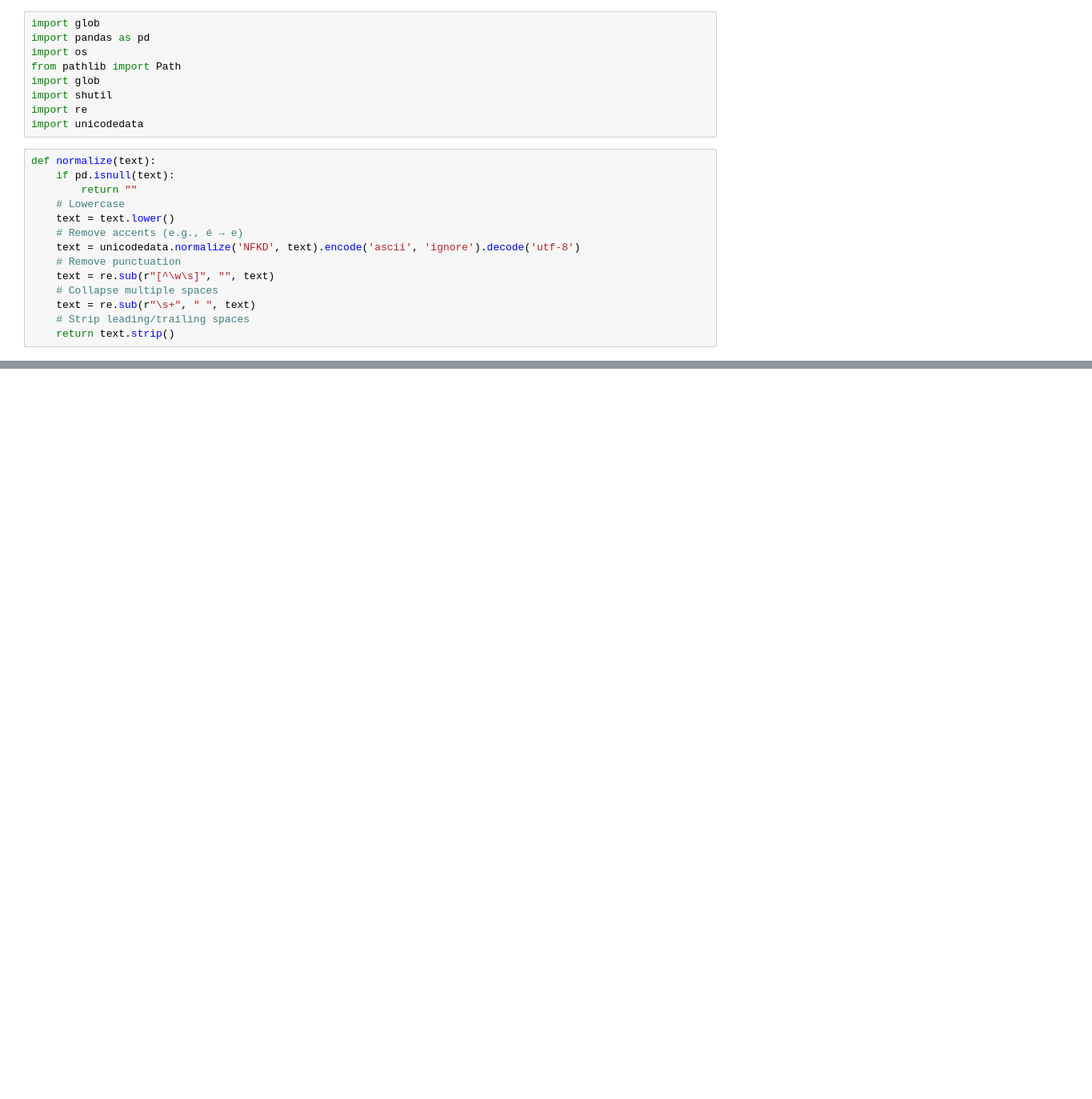
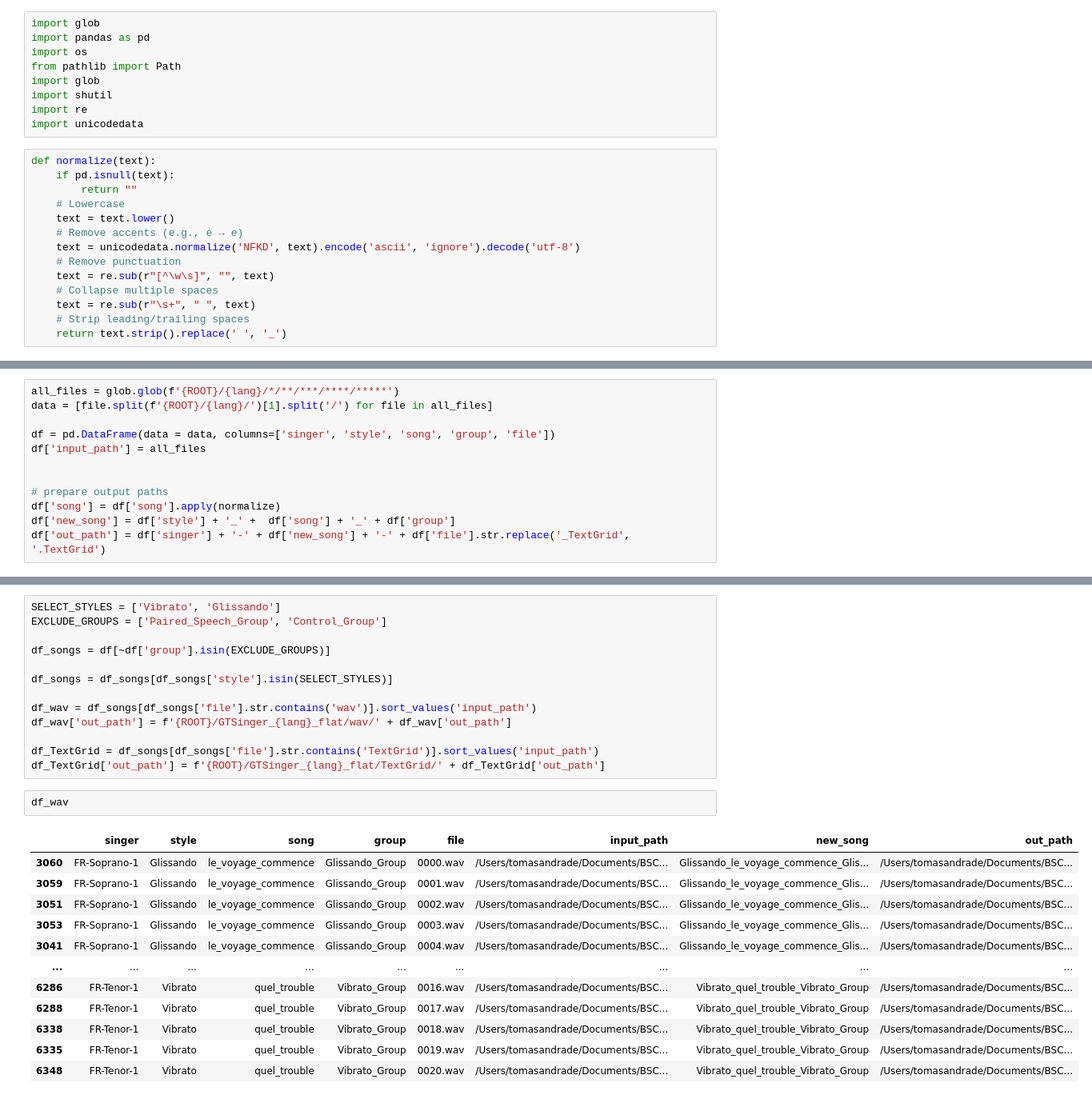
Before and after one commit to BSCCNS/Applio_LS, a Jupyter notebook: develop_nb/data_prep_GTSinger.ipynb, the cells around one changed output, grey strips where cells are left out. Shown at 80% size. Saved outputs shown, nothing was run; the diff lists cells and outputs as text; blank space fills up the shorter version.

```diff
--- a/develop_nb/data_prep_GTSinger.ipynb
+++ b/develop_nb/data_prep_GTSinger.ipynb
@@ -20,4 +20,4 @@ def normalize(text):
     # Collapse multiple spaces
     text = re.sub(r"\s+", " ", text)
     # Strip leading/trailing spaces
-    return text.strip()
+    return text.strip().replace(' ', '_')
@@ -84,0 +33,12 @@ for singer in ['Bass-1', 'Bass-2', 'Soprano-1']:
+# %%
+all_files = glob.glob(f'{ROOT}/{lang}/*/**/***/****/*****')
+data = [file.split(f'{ROOT}/{lang}/')[1].split('/') for file in all_files]
+
+df = pd.DataFrame(data = data, columns=['singer', 'style', 'song', 'group', 'file'])
+df['input_path'] = all_files
+
+
+# prepare output paths
+df['song'] = df['song'].apply(normalize)
+df['new_song'] = df['style'] + '_' +  df['song'] + '_' + df['group']
+df['out_path'] = df['singer'] + '-' + df['new_song'] + '-' + df['file'].str.replace('_TextGrid', '.TextGrid')
@@ -84,0 +50,28 @@ for singer in ['Bass-1', 'Bass-2', 'Soprano-1']:
+# %%
+SELECT_STYLES = ['Vibrato', 'Glissando']
+EXCLUDE_GROUPS = ['Paired_Speech_Group', 'Control_Group']
+
+df_songs = df[~df['group'].isin(EXCLUDE_GROUPS)]
+
+df_songs = df_songs[df_songs['style'].isin(SELECT_STYLES)]
+
+df_wav = df_songs[df_songs['file'].str.contains('wav')].sort_values('input_path')
+df_wav['out_path'] = f'{ROOT}/GTSinger_{lang}_flat/wav/' + df_wav['out_path']
+
+df_TextGrid = df_songs[df_songs['file'].str.contains('TextGrid')].sort_values('input_path')
+df_TextGrid['out_path'] = f'{ROOT}/GTSinger_{lang}_flat/TextGrid/' + df_TextGrid['out_path']
+# %%
+df_wav
+# %% [output]
+|  | singer | style | song | group | file | input_path | new_song | out_path |
+| 3060 | FR-Soprano-1 | Glissando | le_voyage_commence | Glissando_Group | 0000.wav | /Users/tomasandrade/Documents/BSC... | Glissando_le_voyage_commence_Glis... | /Users/tomasandrade/Documents/BSC... |
+| 3059 | FR-Soprano-1 | Glissando | le_voyage_commence | Glissando_Group | 0001.wav | /Users/tomasandrade/Documents/BSC... | Glissando_le_voyage_commence_Glis... | /Users/tomasandrade/Documents/BSC... |
+| 3051 | FR-Soprano-1 | Glissando | le_voyage_commence | Glissando_Group | 0002.wav | /Users/tomasandrade/Documents/BSC... | Glissando_le_voyage_commence_Glis... | /Users/tomasandrade/Documents/BSC... |
+| 3053 | FR-Soprano-1 | Glissando | le_voyage_commence | Glissando_Group | 0003.wav | /Users/tomasandrade/Documents/BSC... | Glissando_le_voyage_commence_Glis... | /Users/tomasandrade/Documents/BSC... |
+| 3041 | FR-Soprano-1 | Glissando | le_voyage_commence | Glissando_Group | 0004.wav | /Users/tomasandrade/Documents/BSC... | Glissando_le_voyage_commence_Glis... | /Users/tomasandrade/Documents/BSC... |
+| ... | ... | ... | ... | ... | ... | ... | ... | ... |
+| 6286 | FR-Tenor-1 | Vibrato | quel_trouble | Vibrato_Group | 0016.wav | /Users/tomasandrade/Documents/BSC... | Vibrato_quel_trouble_Vibrato_Group | /Users/tomasandrade/Documents/BSC... |
+| 6288 | FR-Tenor-1 | Vibrato | quel_trouble | Vibrato_Group | 0017.wav | /Users/tomasandrade/Documents/BSC... | Vibrato_quel_trouble_Vibrato_Group | /Users/tomasandrade/Documents/BSC... |
+| 6338 | FR-Tenor-1 | Vibrato | quel_trouble | Vibrato_Group | 0018.wav | /Users/tomasandrade/Documents/BSC... | Vibrato_quel_trouble_Vibrato_Group | /Users/tomasandrade/Documents/BSC... |
+| 6335 | FR-Tenor-1 | Vibrato | quel_trouble | Vibrato_Group | 0019.wav | /Users/tomasandrade/Documents/BSC... | Vibrato_quel_trouble_Vibrato_Group | /Users/tomasandrade/Documents/BSC... |
+| 6348 | FR-Tenor-1 | Vibrato | quel_trouble | Vibrato_Group | 0020.wav | /Users/tomasandrade/Documents/BSC... | Vibrato_quel_trouble_Vibrato_Group | /Users/tomasandrade/Documents/BSC... |
```
Also changed, not shown: parts of 17 cells of this notebook, 2 other files.
